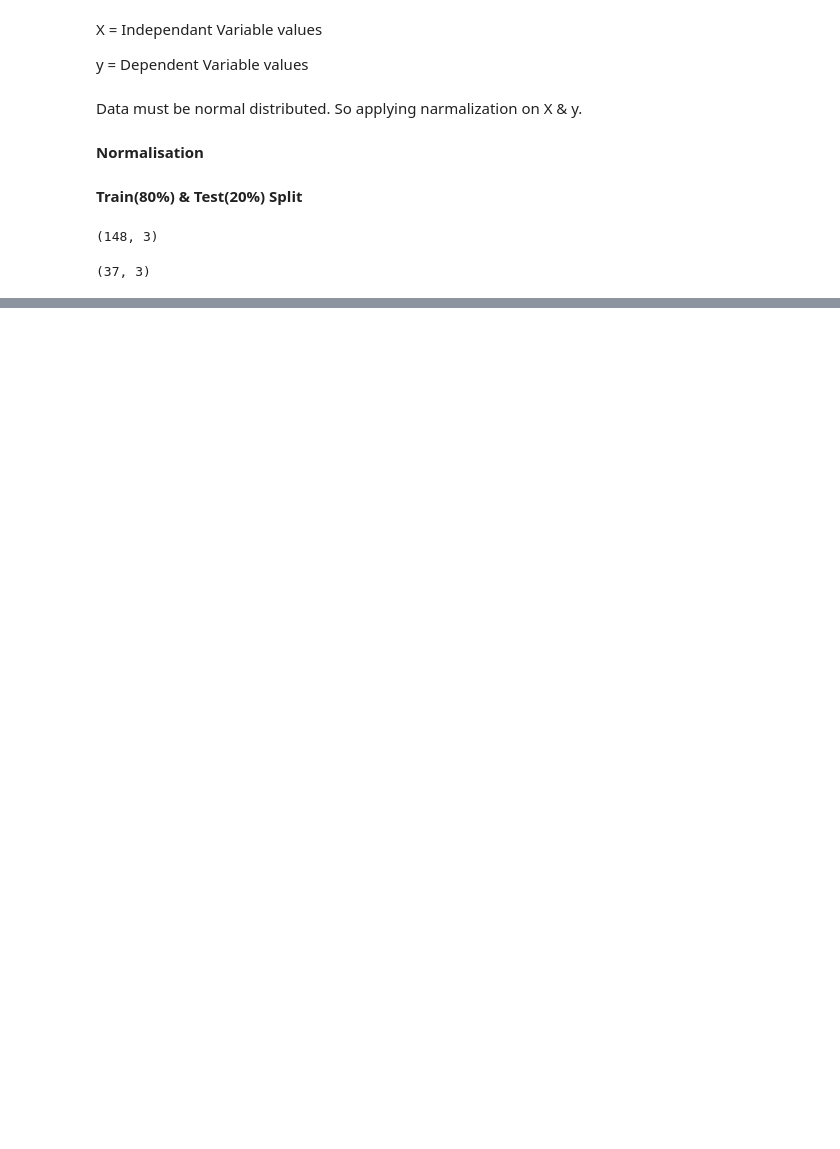
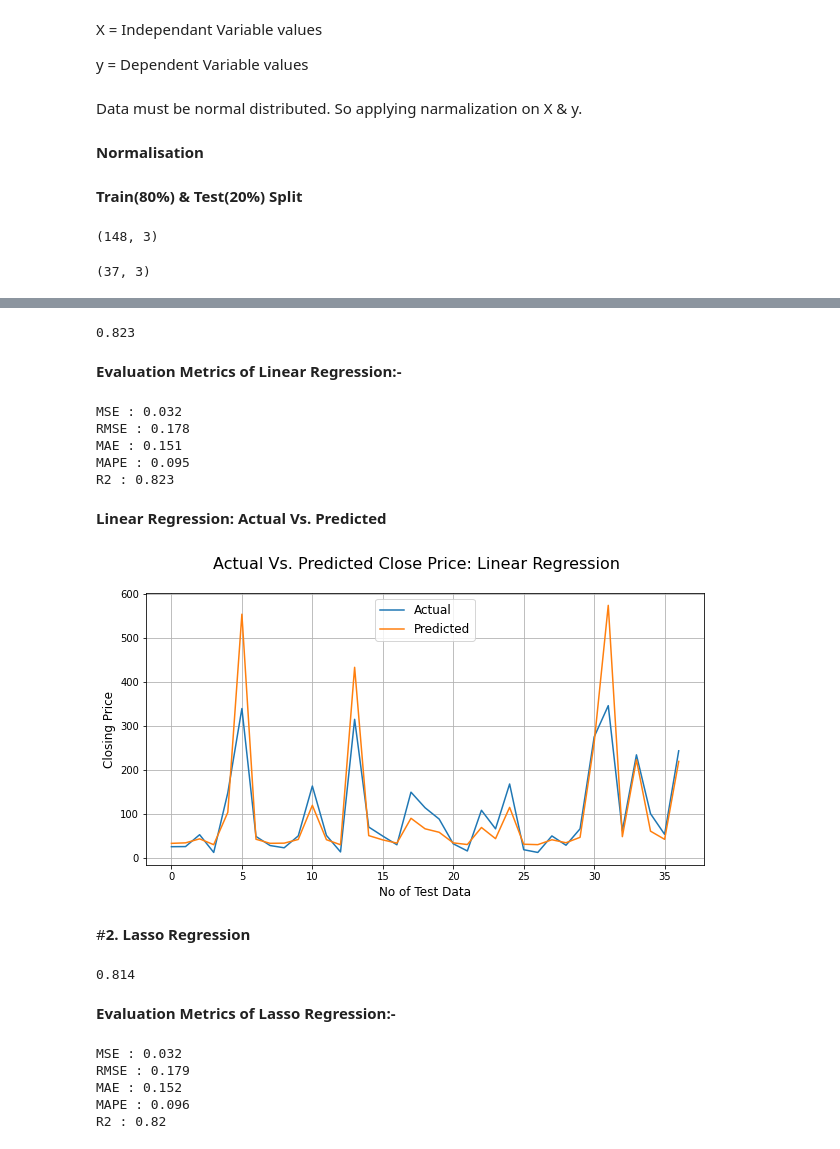
Before and after one commit to Pintu1-data/Yes-Bank-Stock-Closing-Price-Prediction, a Jupyter notebook: Yes_Bank_Stock_Closing_Price_Prediction_Pintu.ipynb, the cells around one changed output, grey strips where cells are left out. Saved outputs shown, nothing was run; the diff lists cells and outputs as text; code cells hidden in the pictures; blank space fills up the shorter version.

```diff
--- a/Yes_Bank_Stock_Closing_Price_Prediction_Pintu.ipynb
+++ b/Yes_Bank_Stock_Closing_Price_Prediction_Pintu.ipynb
@@ -331,0 +334,4 @@ X_test.shape
+# %%
+#fitting data into Linear Regression
+linear_reg = LinearRegression()
+linear_reg_model = linear_reg.fit(X_train,y_train)
@@ -331,0 +343,39 @@ X_test.shape
+# %%
+#test accuracy of linear regression model
+round(linear_reg.score(X_test,y_test), 3)
+# %% [output]
+0.823
+# %%
+#prediction of test data.
+y_pred = linear_reg.predict(X_test)
+# %% [markdown]
+**Evaluation Metrics of Linear Regression:-**
+# %%
+# Test Performance of linear regression model
+print("MSE :",round(mean_squared_error(y_test, y_pred), 3))
+print("RMSE :",round(math.sqrt(mean_squared_error(y_test, y_pred)),3))
+print("MAE :",round(mean_absolute_error(y_test, y_pred),3))
+print("MAPE :",round(mean_absolute_percentage_error(y_test, y_pred),3))
+print("R2 :",round(r2_score(y_test, y_pred), 3))
+# %% [output]
+MSE : 0.032
+RMSE : 0.178
+MAE : 0.151
+MAPE : 0.095
+R2 : 0.823
+# %% [markdown]
+**Linear Regression: Actual Vs. Predicted**
+# %%
+# Actual Price vs. Predicted Price for Linear Regression Plotting
+plt.figure(figsize=(10,5))
+plt.plot(10**(np.array(y_test)))
+plt.plot(10**(y_pred))
+plt.suptitle('Actual Vs. Predicted Close Price: Linear Regression', fontsize=16)
+plt.legend(['Actual','Predicted'], fontsize=12)
+plt.xlabel('No of Test Data', fontsize=12)
+plt.ylabel('Closing Price', fontsize=12)
+plt.grid()
+# %% [output]
+[figure, added]
+# %% [markdown]
+#**2. Lasso Regression**
@@ -331,0 +388,5 @@ X_test.shape
+# %%
+#accuracy of lasso regression model
+round(lasso_reg.score(X_train,y_train),3)
+# %% [output]
+0.814
@@ -331,0 +396,15 @@ X_test.shape
+# %% [markdown]
+**Evaluation Metrics of Lasso Regression:-**
+# %%
+# Test Performance of lasso regression model
+print("MSE :",round(mean_squared_error(y_test, y_pred_lasso), 3))
+print("RMSE :",round(math.sqrt(mean_squared_error(y_test, y_pred_lasso)),3))
+print("MAE :",round(mean_absolute_error(y_test, y_pred_lasso),3))
+print("MAPE :",round(mean_absolute_percentage_error(y_test, y_pred_lasso),3))
+print("R2 :",round(r2_score(y_test, y_pred_lasso), 3))
+# %% [output]
+MSE : 0.032
+RMSE : 0.179
+MAE : 0.152
+MAPE : 0.096
+R2 : 0.82
```
Also changed, not shown: parts of 16 cells of this notebook.
